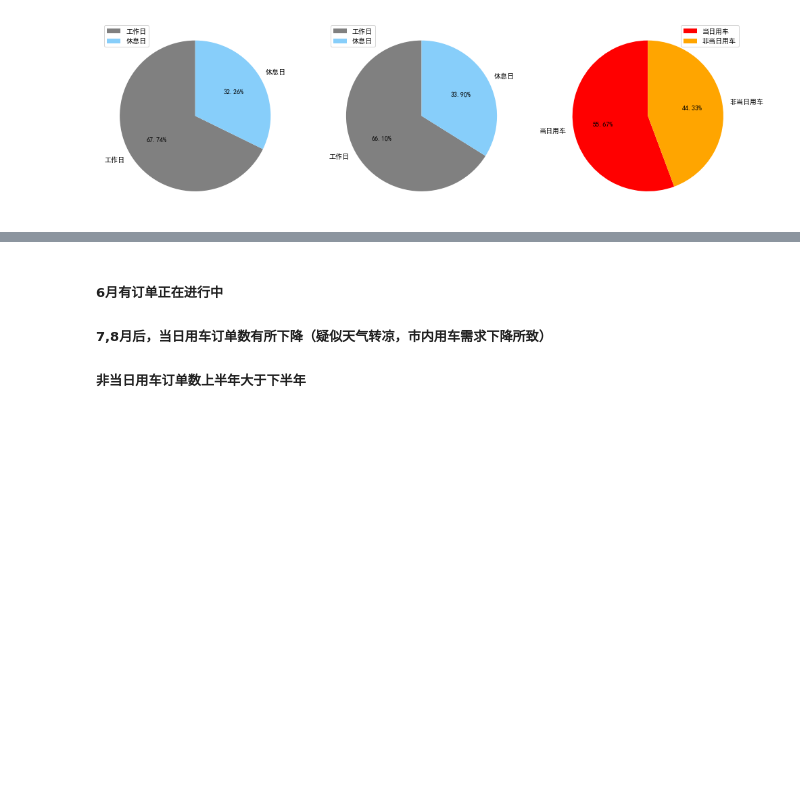
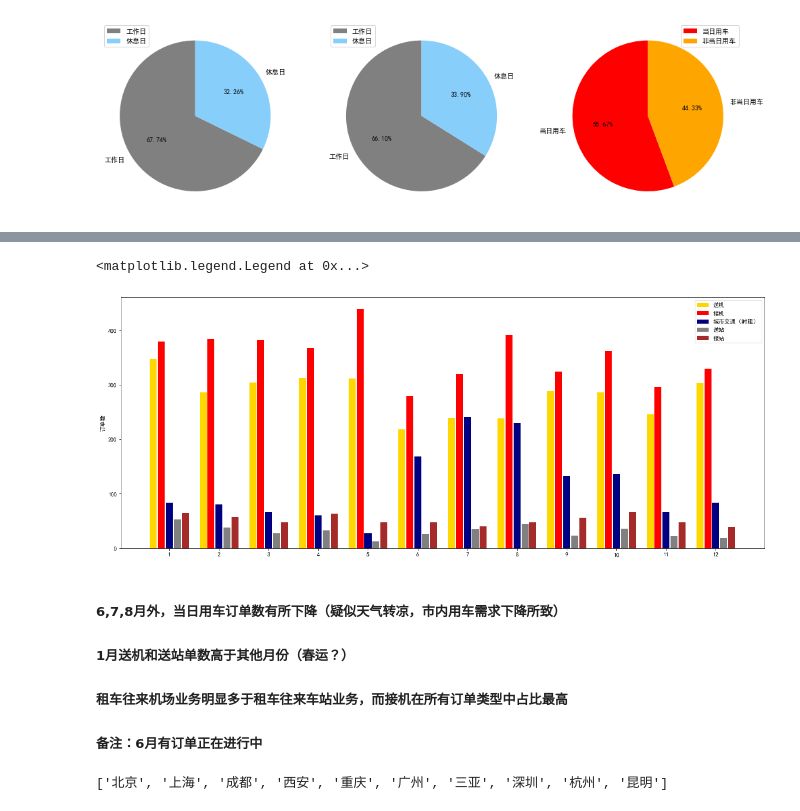
Before and after one commit to xinruigoalForTrain/car_order_analyse, a Jupyter notebook: car_order_analyse.ipynb, the cells around one changed output, grey strips where cells are left out. Cells and saved outputs as stored; diff of their text form; code cells hidden in the pictures; blank space fills up the shorter version.

Commit message:
add analyse on city

```diff
--- a/car_order_analyse.ipynb
+++ b/car_order_analyse.ipynb
@@ -169,4 +211,26 @@ plt.xticks(y_0.index.to_list())     # 无效？
+# %%
+df_service_type_each_month = df_user_order_detail.groupby(['service_type','order_month']).count()['trade_order_id']
+# %%
+plt.figure(figsize=(20,8))
+x = np.arange(len(df_service_type_each_month.xs(1)))
+width = 0.14
+color_list = ['gold','red','navy','gray','brown']
+label_list = service_type_name_list
+for i,se_ind in enumerate(range(-2,3)):
+    rect1 = plt.bar(x+(width+0.02)*se_ind,df_service_type_each_month.xs((i+1)).values,width,label=label_list[i],color=color_list[i])
+plt.xticks(x,labels=df_service_type_each_month.xs(1).index)
+plt.ylabel('订单数')
+plt.legend(loc='best')
+# %% [output]
+<matplotlib.legend.Legend at 0x...>
+[figure, added]
 # %% [markdown]
-##### 6月有订单正在进行中
-##### 7,8月后，当日用车订单数有所下降（疑似天气转凉，市内用车需求下降所致）
-##### 非当日用车订单数上半年大于下半年
+##### 6,7,8月外，当日用车订单数有所下降（疑似天气转凉，市内用车需求下降所致）
+##### 1月送机和送站单数高于其他月份（春运？）
+##### 租车往来机场业务明显多于租车往来车站业务，而接机在所有订单类型中占比最高
+##### 备注：6月有订单正在进行中
+# %%
+list_order_city_top10 = df_user_order_detail['city_name'].value_counts().head(10).index.to_list()
+list_order_city_top10
+# %% [output]
+['北京', '上海', '成都', '西安', '重庆', '广州', '三亚', '深圳', '杭州', '昆明']
```
Also changed, not shown: parts of 16 cells of this notebook.
